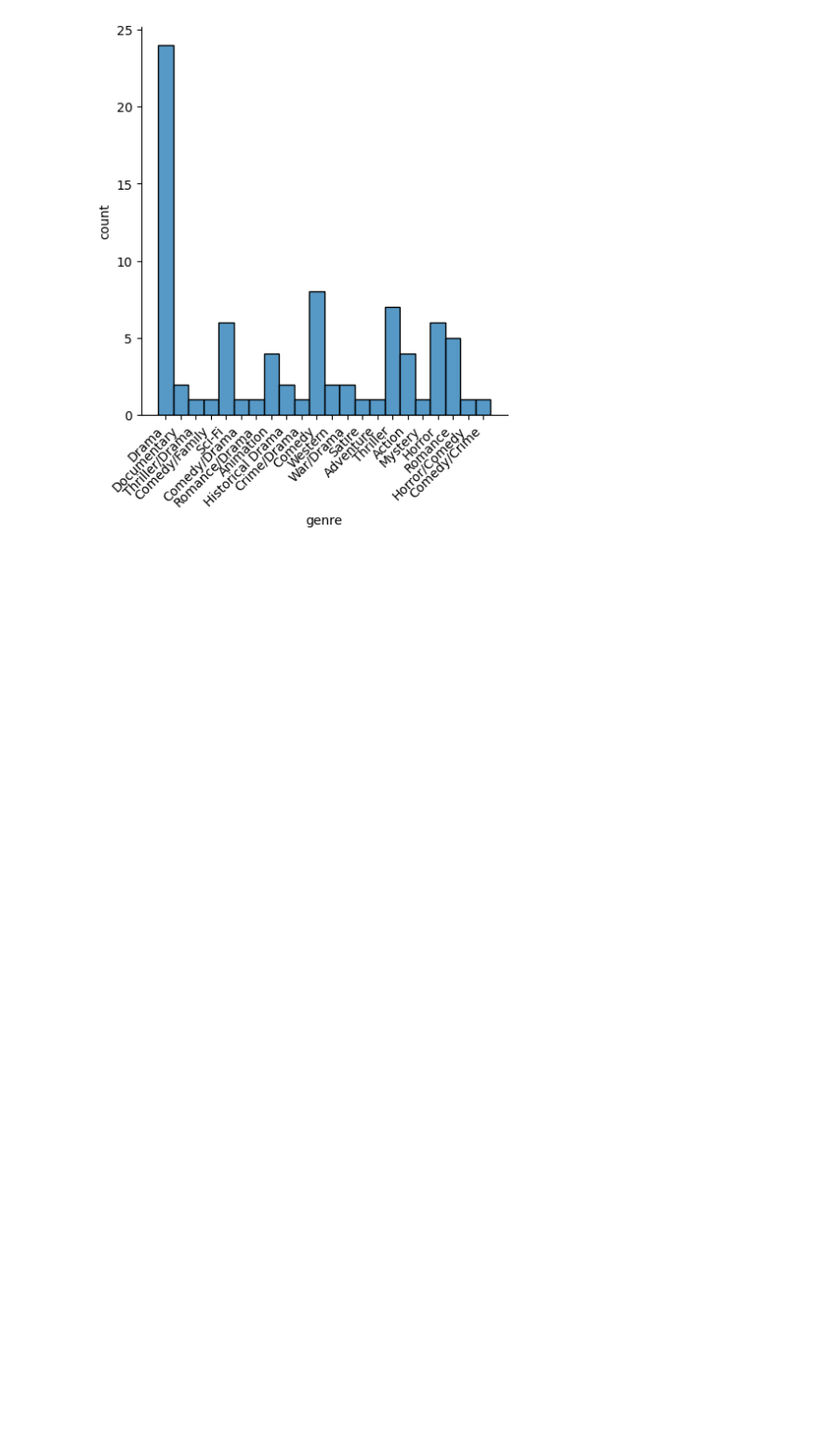
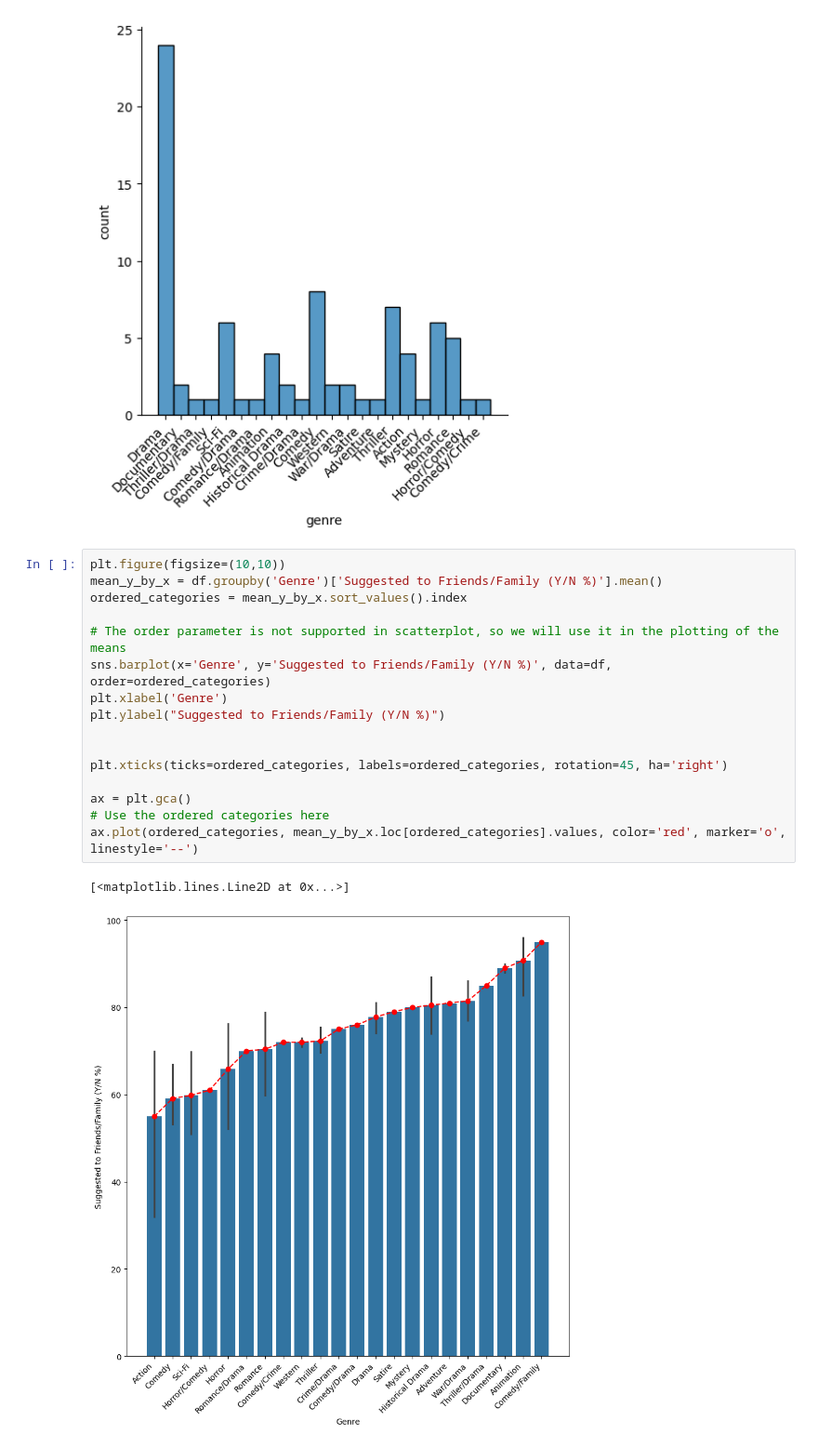
Before and after one commit to Noa810/gal, a Jupyter notebook: project_40_.ipynb, the cells around one changed output. Shown: that part at 93% size. Saved outputs shown, nothing was run; the diff lists cells and outputs as text; blank space fills up the shorter version.

```diff
--- a/project_40_.ipynb
+++ b/project_40_.ipynb
@@ -213,3 +234,22 @@ plt.xticks(rotation=45, ha='right')
   Text(21, 0, 'Comedy/Crime')])
 <Figure size 3000x1000 with 0 Axes>
 [figure]
+# %%
+plt.figure(figsize=(10,10))
+mean_y_by_x = df.groupby('Genre')['Suggested to Friends/Family (Y/N %)'].mean()
+ordered_categories = mean_y_by_x.sort_values().index
+
+# The order parameter is not supported in scatterplot, so we will use it in the plotting of the means
+sns.barplot(x='Genre', y='Suggested to Friends/Family (Y/N %)', data=df, order=ordered_categories)
+plt.xlabel('Genre')
+plt.ylabel("Suggested to Friends/Family (Y/N %)")
+
+
+plt.xticks(ticks=ordered_categories, labels=ordered_categories, rotation=45, ha='right')
+
+ax = plt.gca()
+# Use the ordered categories here
+ax.plot(ordered_categories, mean_y_by_x.loc[ordered_categories].values, color='red', marker='o', linestyle='--')
+# %% [output]
+[<matplotlib.lines.Line2D at 0x...>]
+[figure, added]
```
Also changed, not shown: parts of 4 cells of this notebook.
